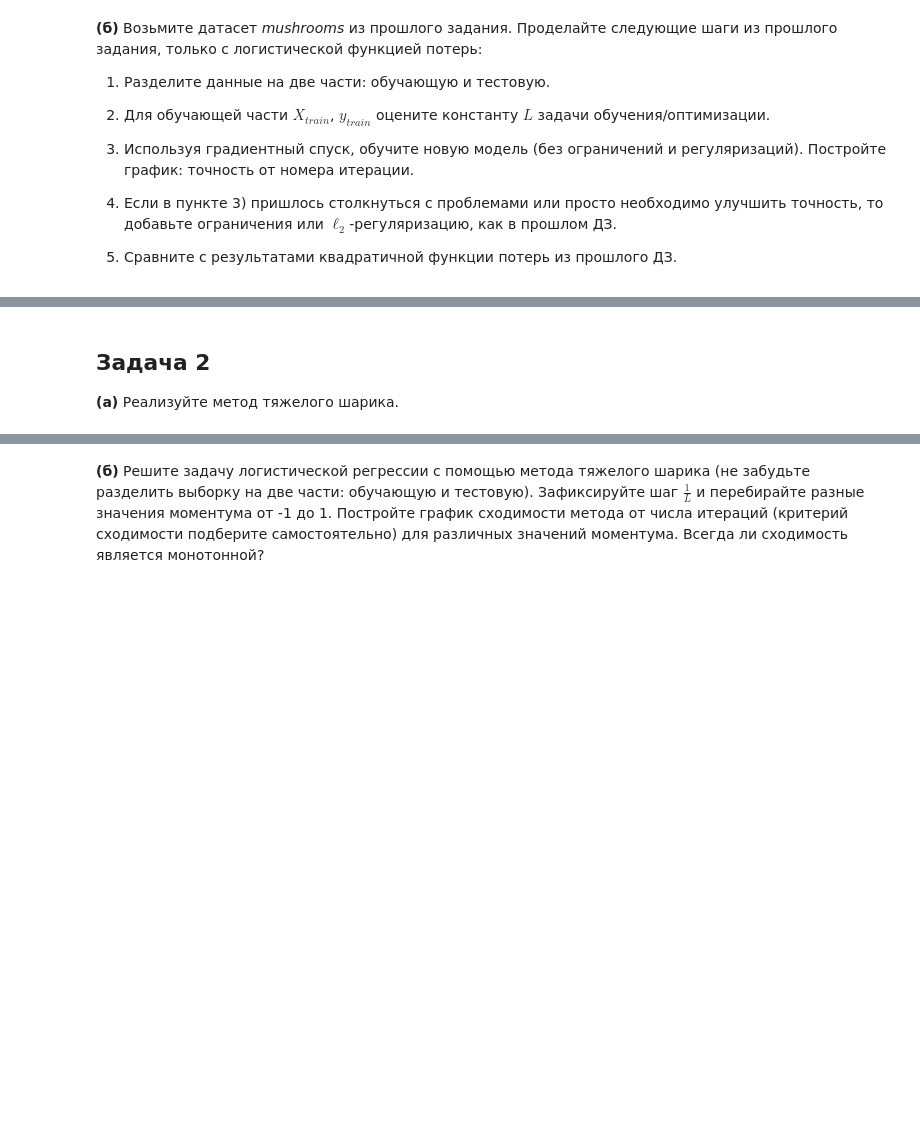
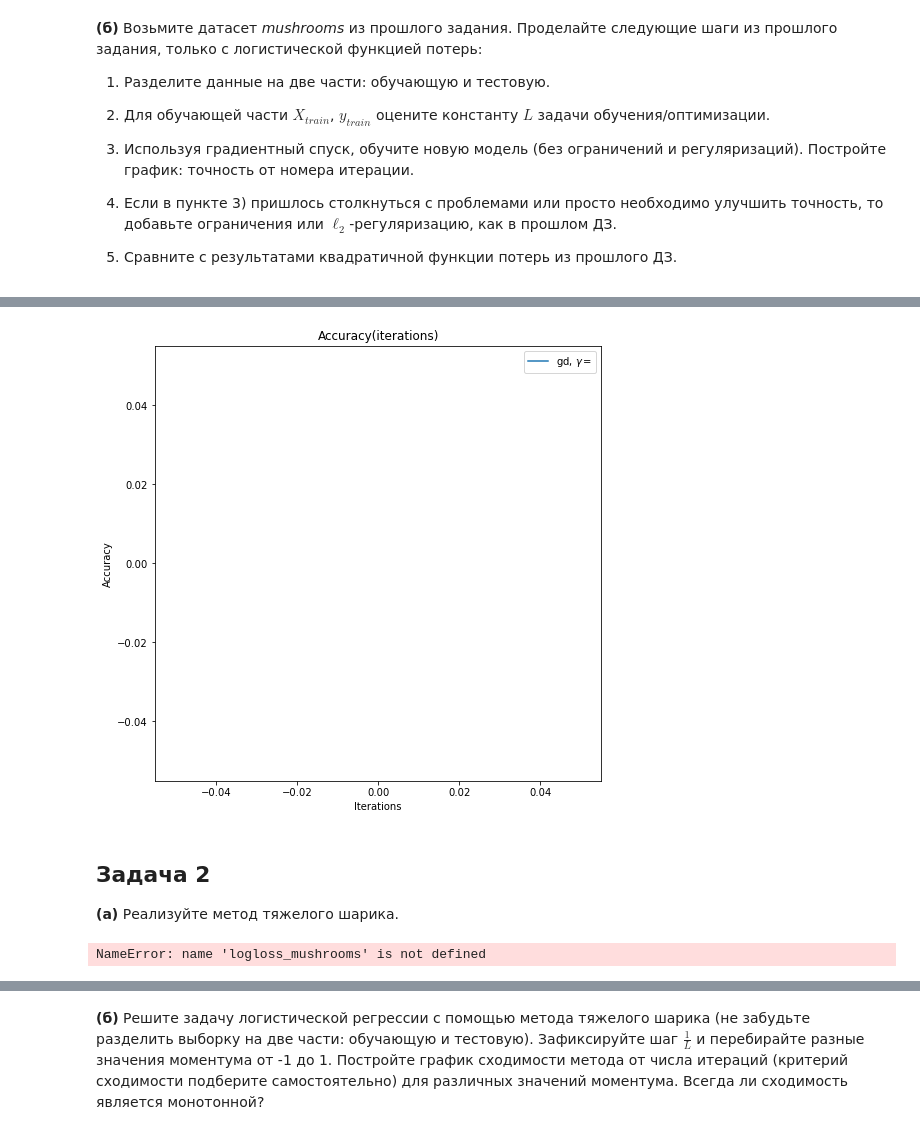
Before and after one commit to k2a07/MIPT-homeworks, a Jupyter notebook: Acharya_Kirill_Optimization_HW_3.ipynb, the cells around one changed output, grey strips where cells are left out. Saved outputs shown, nothing was run; the diff lists cells and outputs as text; code cells hidden in the pictures; blank space fills up the shorter version.

```diff
--- a/Acharya_Kirill_Optimization_HW_3.ipynb
+++ b/Acharya_Kirill_Optimization_HW_3.ipynb
@@ -69,2 +141,14 @@ ValueError: operands could not be broadcast together with shapes (682416,) (6093
+# %%
+x, y, labels = [], [], []
+x.append([i for i in range(n_iter)])
+y.append(differences_arr)
+labels.append('gd, $\gamma = \frac{%f}{4L}$' % (args['c']))
+
+title = 'Accuracy(iterations)'
+
+opt.plot_graphs(x, y, x_label = "Iterations", lines_labels = labels, title = title,
+                logscale = False, criteria_type = "Accuracy")
+# %% [output]
+[figure, added]
 # %%
 #4
@@ -75,3 +160,17 @@ acc_hw_2 = 0.9960
 ## Задача 2
 
 __(a)__ Реализуйте метод тяжелого шарика.
+# %%
+n_iter = 10
+x_0 = np.zeros(args['d'])
+args['c'] = 1
+
+def gamma_momentum(k, f, grad_f, x_k, x_true, args):
+        return 0
+
+momentum_gd = opt.GradientOptimizer(logloss_mushrooms, logloss_grad_mushrooms, x_0, criterium = '||grad_f(x_k)||',
+                           args = args, n_iter = n_iter, gamma_k = gamma_momentum, momentum_gd_activate = True, acc_k = log_acc)
+
+points_arr, differences_arr, times_arr, acc_arr = momentum_gd.descent()
+# %% [output]
+NameError: name 'logloss_mushrooms' is not defined
```
Also changed, not shown: parts of 8 cells of this notebook, 1 other file.
